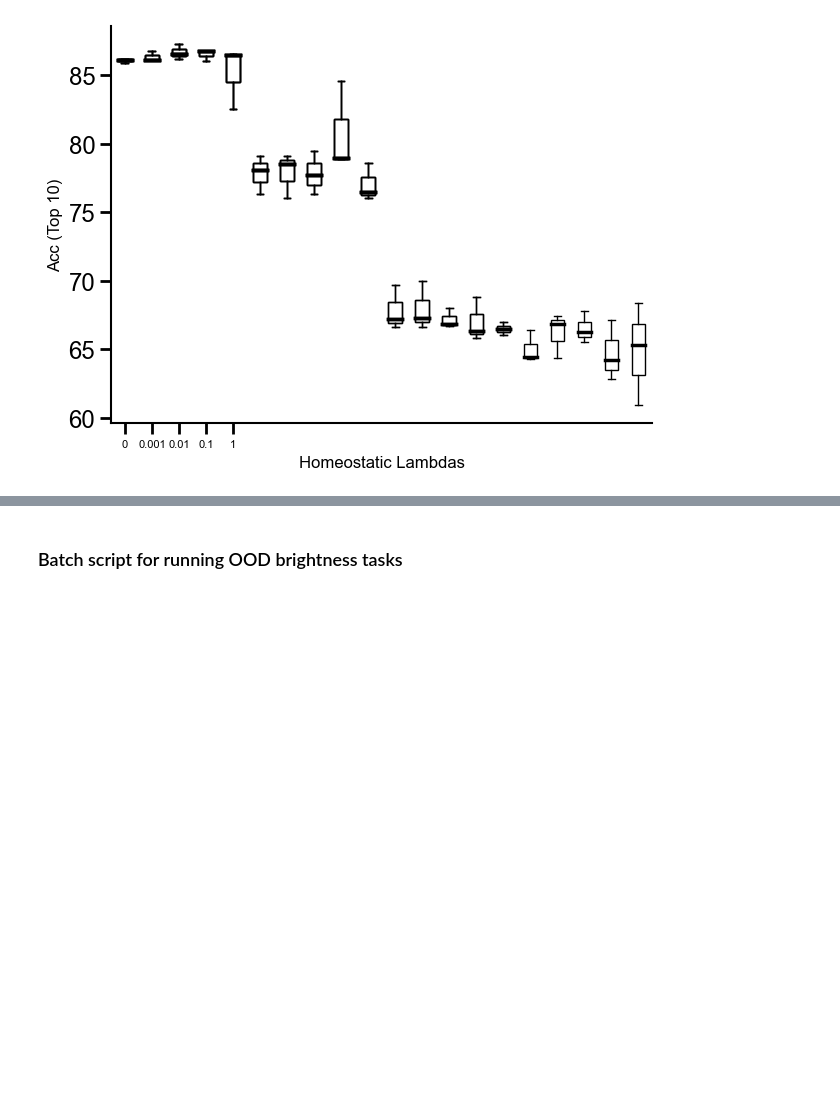
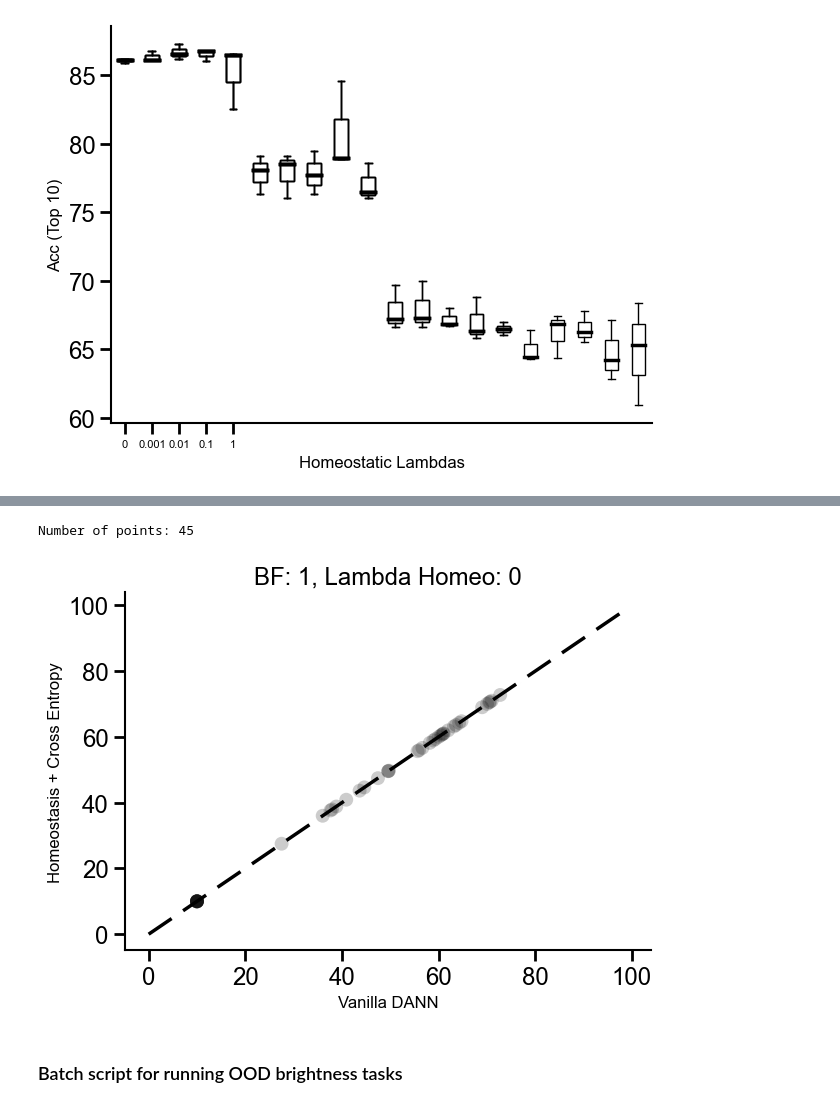
Before and after one commit to RoyHEyono/HomeostaticDANN, a Jupyter notebook: models/dense_mnist_task/notebooks/figures.ipynb, the cells around one changed output, grey strips where cells are left out. Drawn from its saved outputs; the diff is of its cells as text; code cells hidden in the pictures; blank space fills up the shorter version.

```diff
--- a/models/dense_mnist_task/notebooks/figures.ipynb
+++ b/models/dense_mnist_task/notebooks/figures.ipynb
@@ -375,3 +384,46 @@ ax.set_yscale('log')
+# %%
+bright_factor = 1
+lambda_hom = 0
+runs_nolayernorm = fetch_runs(api, entity='project_danns', project_name='Luminosity', filters={"config.dataset": "fashionmnist",
+                                                            "config.brightness_factor": bright_factor, "config.homeostasis": False, "config.normtype": "ln_false",
+                                                            "config.use_testset": True})
+runs_homeostasis_train = fetch_runs(api, entity='project_danns', project_name='Luminosity', filters={"config.dataset": "fashionmnist",
+                                                                "config.brightness_factor": bright_factor, "config.homeostasis": 1, "config.normtype": "ln_false",
+                                                                "config.use_testset": True})
+runs_homeostasis_inhib_train = fetch_runs(api, entity='project_danns', project_name='Luminosity', filters={"config.dataset": "fashionmnist",
+                                                                "config.brightness_factor": bright_factor, "config.homeostasis": 1, "config.normtype": "ln_false",
+                                                                "config.use_testset": True, "config.lambda_homeo": lambda_hom, "config.task_opt_inhib": 1}, order="-summary_metrics.test_acc")
+# %%
+fig, ax = plt.subplots()
+test_ln_loss_best = 0
+test_noln_loss_best = 0
+num_points = 0
+for run_noln in runs_nolayernorm:
+    for run_ln in runs_homeostasis_inhib_train:
+        if run_ln.summary['test_acc'] > test_ln_loss_best:
+            test_ln_loss = run_ln.history(keys=['train_loss'])['train_loss'].values
+            test_ln_loss_best = run_ln.summary['test_acc']
+        if same_config(run_noln.config, run_ln.config, keys=['homeostasis', 'lambda_homeo', 'task_opt_inhib', 'use_sep_inhib_lrs, lambda_var']):
+            num_points +=1
+            ax.scatter(run_noln.summary['test_acc'], run_ln.summary['test_acc'], alpha=0.2, edgecolors='none', color='black')
+
+    if run_noln.summary['test_acc'] > test_noln_loss_best:
+            test_noln_loss = run_noln.history(keys=['train_loss'])['train_loss'].values
+            test_noln_loss_best = run_noln.summary['test_acc']
+
+
+list_line = range(100)
+list_threshold = [80] * 100
+ax.plot(list_line, list_line, label='y = x', color='black', linestyle='--')
+# ax.plot(list_line, list_threshold, label='y = x', color='red', linestyle='--')
+# ax.plot(list_threshold, list_line, label='y = x', color='red', linestyle='--')
+ax.set_xlabel("Vanilla DANN")
+ax.set_ylabel("Homeostasis + Cross Entropy")
+ax.set_title(f"BF: {bright_factor}, Lambda Homeo: {lambda_hom}")
+print(f"Number of points: {num_points}")
+# %% [output]
+Number of points: 45
+[figure, added]
 # %% [markdown]
 ### Batch script for running OOD brightness tasks
 # %%
```
Also changed, not shown: parts of 3 cells of this notebook, 3 other files.
